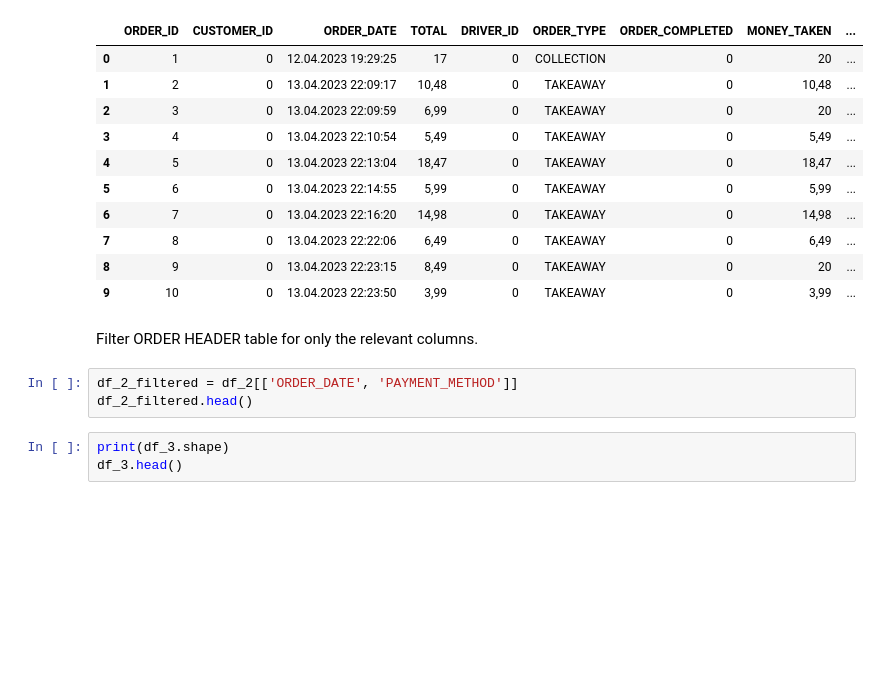
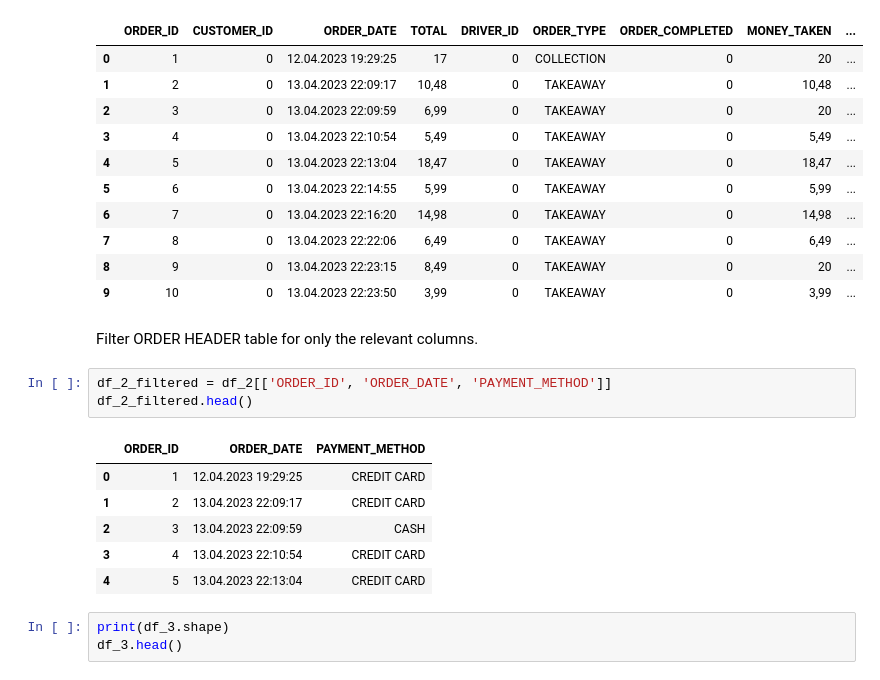
Before and after one commit to Muhammadali1029/matchday_demand_forecasting, a Jupyter notebook: notebooks/01_eda.ipynb, the cells around one changed output. Saved outputs shown, nothing was run; the diff lists cells and outputs as text; blank space fills up the shorter version.

```diff
--- a/notebooks/01_eda.ipynb
+++ b/notebooks/01_eda.ipynb
@@ -200,8 +200,15 @@ df_2.head(10)
 # %% [markdown]
 Filter ORDER HEADER table for only the relevant columns.
 # %%
-df_2_filtered = df_2[['ORDER_DATE', 'PAYMENT_METHOD']]
+df_2_filtered = df_2[['ORDER_ID', 'ORDER_DATE', 'PAYMENT_METHOD']]
 df_2_filtered.head()
+# %% [output]
+|  | ORDER_ID | ORDER_DATE | PAYMENT_METHOD |
+| 0 | 1 | 12.04.2023 19:29:25 | CREDIT CARD |
+| 1 | 2 | 13.04.2023 22:09:17 | CREDIT CARD |
+| 2 | 3 | 13.04.2023 22:09:59 | CASH |
+| 3 | 4 | 13.04.2023 22:10:54 | CREDIT CARD |
+| 4 | 5 | 13.04.2023 22:13:04 | CREDIT CARD |
 # %%
 print(df_3.shape)
 df_3.head()
```
Also changed, not shown: parts of 2 cells of this notebook.
